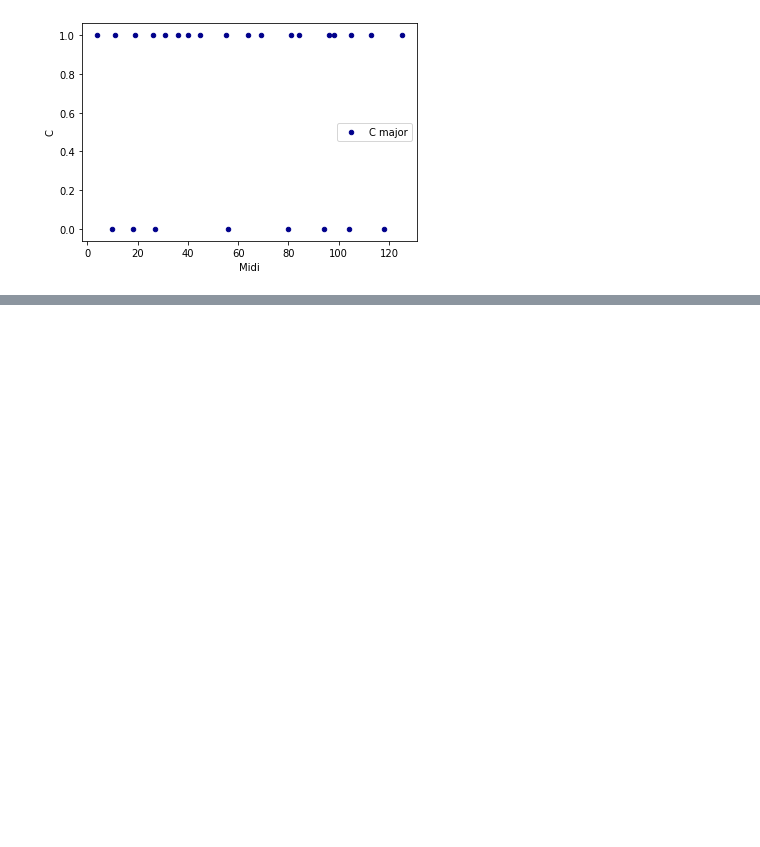
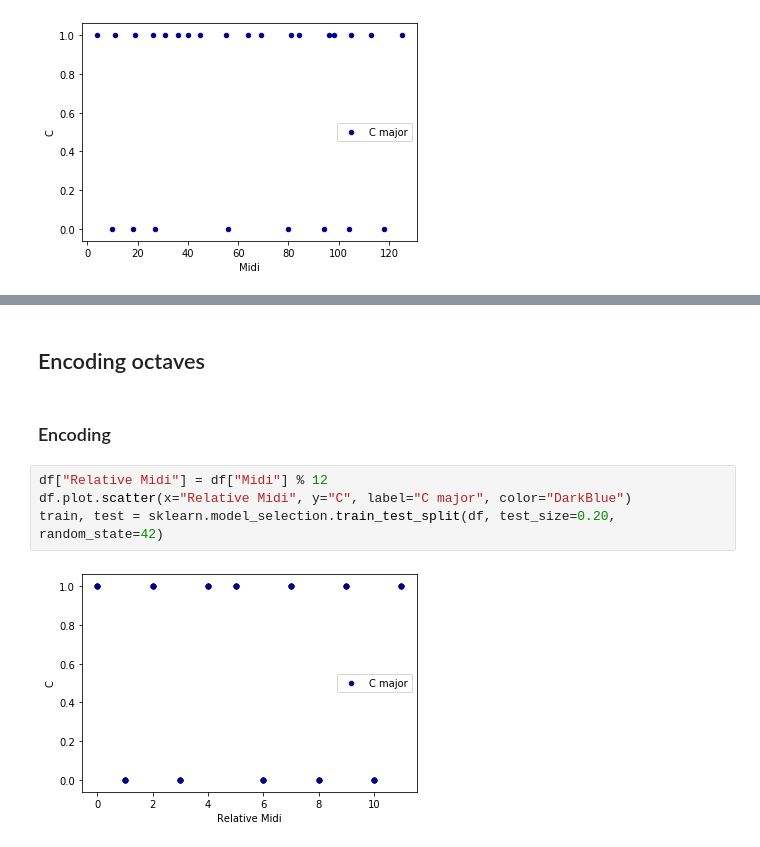
Before and after one commit to ctford/old-town-code, a Jupyter notebook: old-town-code.ipynb, the cells around one changed output, grey strips where cells are left out. Cells and saved outputs as stored; diff of their text form; blank space fills up the shorter version.

```diff
--- a/old-town-code.ipynb
+++ b/old-town-code.ipynb
@@ -82,0 +85,10 @@ Testing accuracy: 53%
+# %% [markdown]
+## Encoding octaves
+# %% [markdown]
+### Encoding
+# %%
+df["Relative Midi"] = df["Midi"] % 12
+df.plot.scatter(x="Relative Midi", y="C", label="C major", color="DarkBlue")
+train, test = sklearn.model_selection.train_test_split(df, test_size=0.20, random_state=42)
+# %% [output]
+[figure, added]
```
Also changed, not shown: parts of 12 cells of this notebook.
